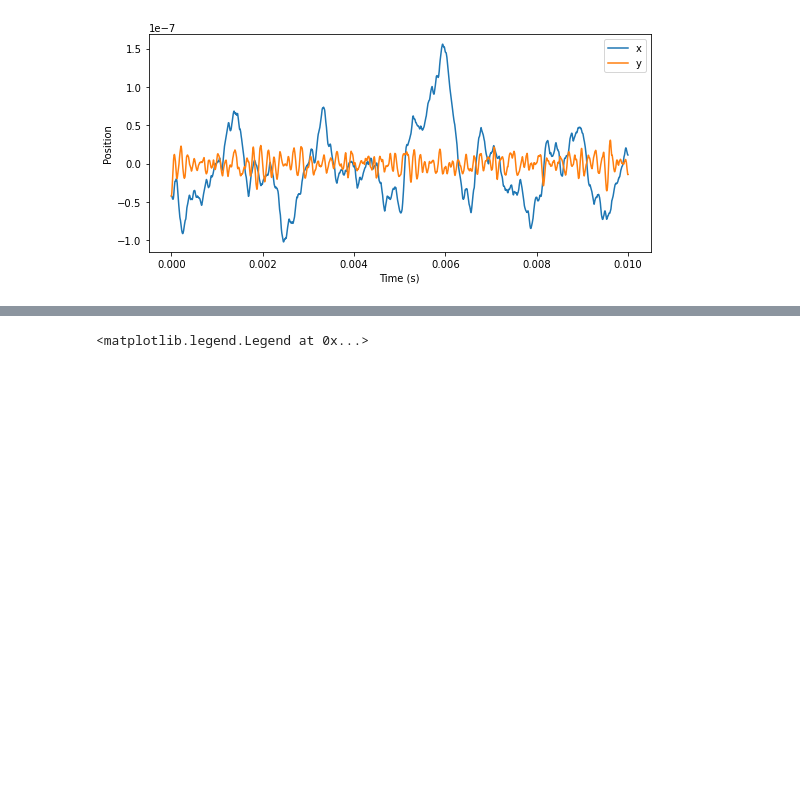
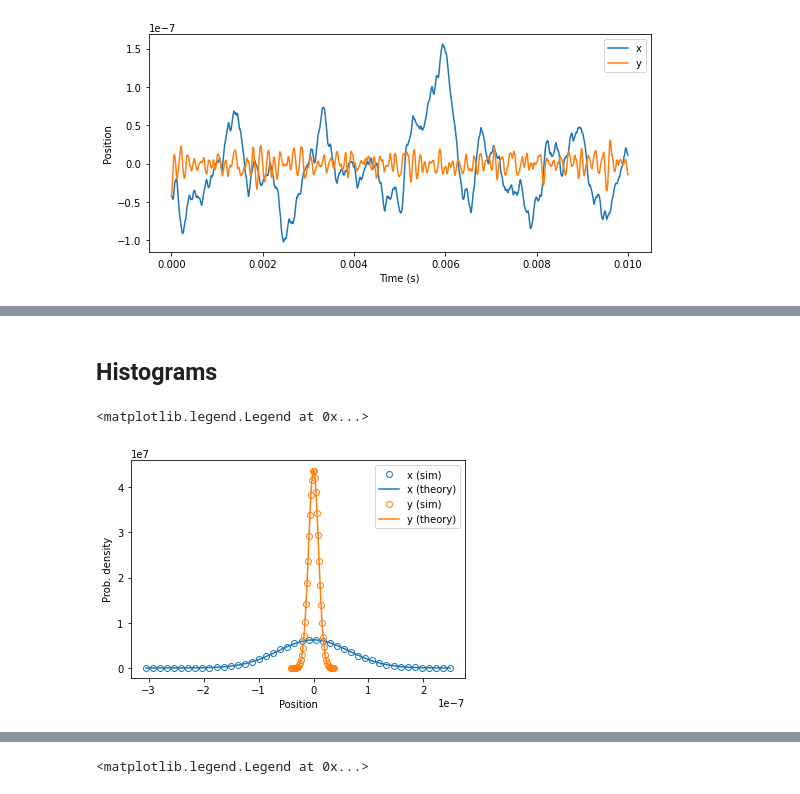
Before and after one commit to lhillber/brownian, a Jupyter notebook: tour.ipynb, the cells around one changed output, grey strips where cells are left out. Drawn from its saved outputs; the diff is of its cells as text; code cells hidden in the pictures; blank space fills up the shorter version.

```diff
--- a/tour.ipynb
+++ b/tour.ipynb
@@ -513,0 +471,18 @@ plt.legend()
+# %% [markdown]
+## Histograms
+# %%
+# Position
+SX.HIST()
+plt.plot(SX.bins, SX.hist, marker="o", ls="none", mec="C0", mfc="none", label="x (sim)")
+plt.plot(SX.bins, gaussian_func(SX.bins, var=kB*params["T"] / params["K"][0]), c="C0", label="x (theory)")
+
+SY.HIST()
+plt.plot(SY.bins, SY.hist, marker="o", ls="none", mec="C1", mfc="none", label="y (sim)")
+plt.plot(SY.bins, gaussian_func(SY.bins, var=kB*params["T"] / params["K"][1]), c="C1", label="y (theory)")
+
+plt.xlabel("Position")
+plt.ylabel("Prob. density")
+plt.legend()
+# %% [output]
+<matplotlib.legend.Legend at 0x...>
+[figure, added]
```
Also changed, not shown: parts of 46 cells of this notebook.
